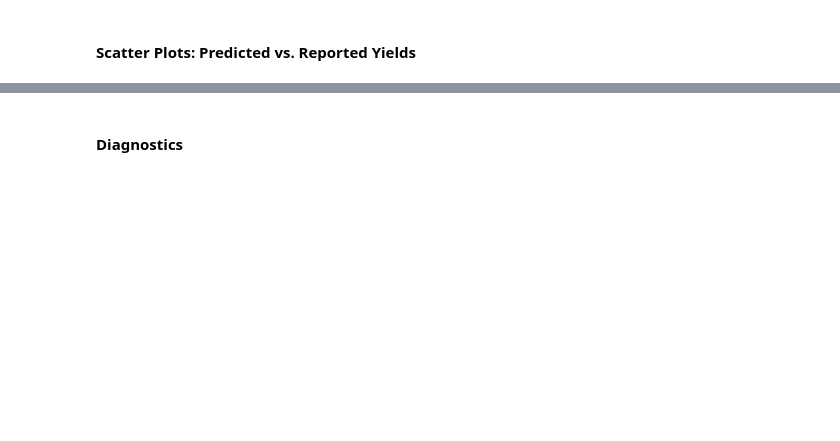
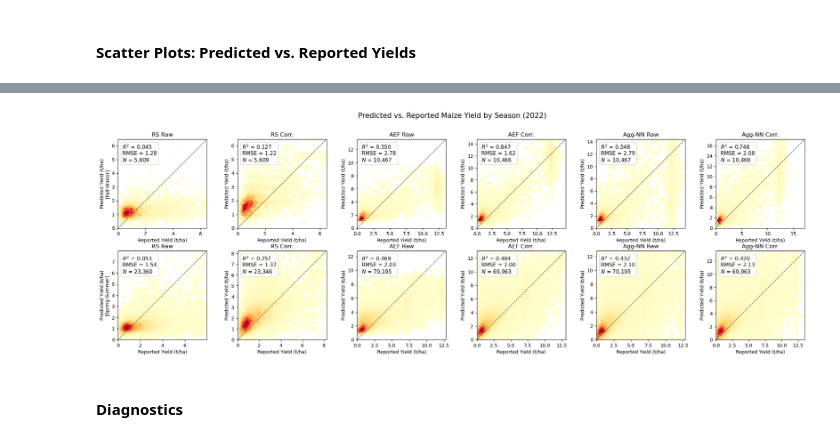
Before and after one commit to jaysayre/predicting_yields_rs, a Jupyter notebook: Code/analysis/02_accuracy_maize/1_accuracy_metrics_2022.ipynb, the cells around one changed output, grey strips where cells are left out. Drawn from its saved outputs; the diff is of its cells as text; code cells hidden in the pictures; blank space fills up the shorter version.

```diff
--- a/Code/analysis/02_accuracy_maize/1_accuracy_metrics_2022.ipynb
+++ b/Code/analysis/02_accuracy_maize/1_accuracy_metrics_2022.ipynb
@@ -771,41 +800,40 @@ plt.show()
 seasonal_models = [
     ('yield_pred_rs',           'RS Raw'),
     ('yield_pred_rs_corr_add',  'RS Corr.'),
-    ('yield_pred_rs_gp',        'RS GP'),
     ('yield_pred_aef',          'AEF Raw'),
     ('yield_pred_aef_corr_add', 'AEF Corr.'),
-    ('yield_pred_aef_gp',       'AEF GP'),
     ('yield_pred_mlp',          'Agg-NN Raw'),
     ('yield_pred_mlp_corr_add', 'Agg-NN Corr.'),
-    ('yield_pred_mlp_gp',       'Agg-NN GP'),
 ]
 
 ### Filter to columns that exist
 seasonal_models = [(pc, nm) for pc, nm in seasonal_models if pc in df.columns]
 
 n_cols = len(seasonal_models)
 fig, axes = plt.subplots(2, n_cols, figsize=(3.5 * n_cols, 7.0))
 
 ### Fall-Winter (O-I)
 for ax, (pred_col, model_name) in zip(axes[0], seasonal_models):
     scatter_pred_vs_actual(ax, df['yield_oi'], df[pred_col],
                            title=f"{model_name}")
 axes[0][0].set_ylabel("Predicted Yield (t/ha)\n[Fall-Winter]")
 
 ### Spring-Summer (P-V)
 for ax, (pred_col, model_name) in zip(axes[1], seasonal_models):
     scatter_pred_vs_actual(ax, df['yield_pv'], df[pred_col],
                            title=f"{model_name}")
 axes[1][0].set_ylabel("Predicted Yield (t/ha)\n[Spring-Summer]")
 
 fig.suptitle("Predicted vs. Reported Maize Yield by Season (2022)",
              y=1.02, fontsize=base_font_size + 3)
 fig.tight_layout()
 fig.savefig(os.path.join(plot_dir, "accuracy_scatter_seasonal_2022.png"),
             bbox_inches='tight', dpi=200)
 fig.savefig(os.path.join(plot_dir, "accuracy_scatter_seasonal_2022.pdf"),
             bbox_inches='tight')
 plt.show()
+# %% [output]
+[figure, added]
 # %% [markdown]
 #### Diagnostics
 # %%
```
Also changed, not shown: parts of 5 cells of this notebook, 10 other files.
